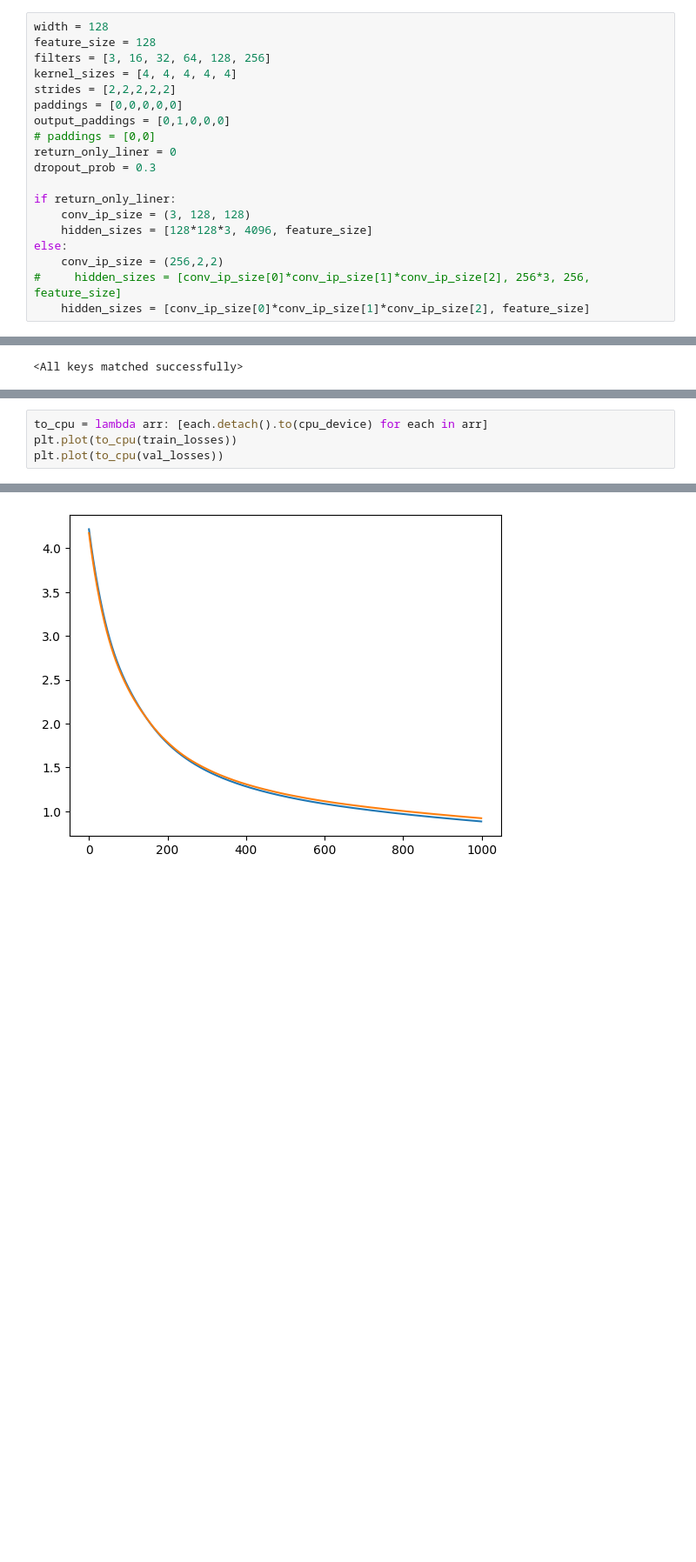
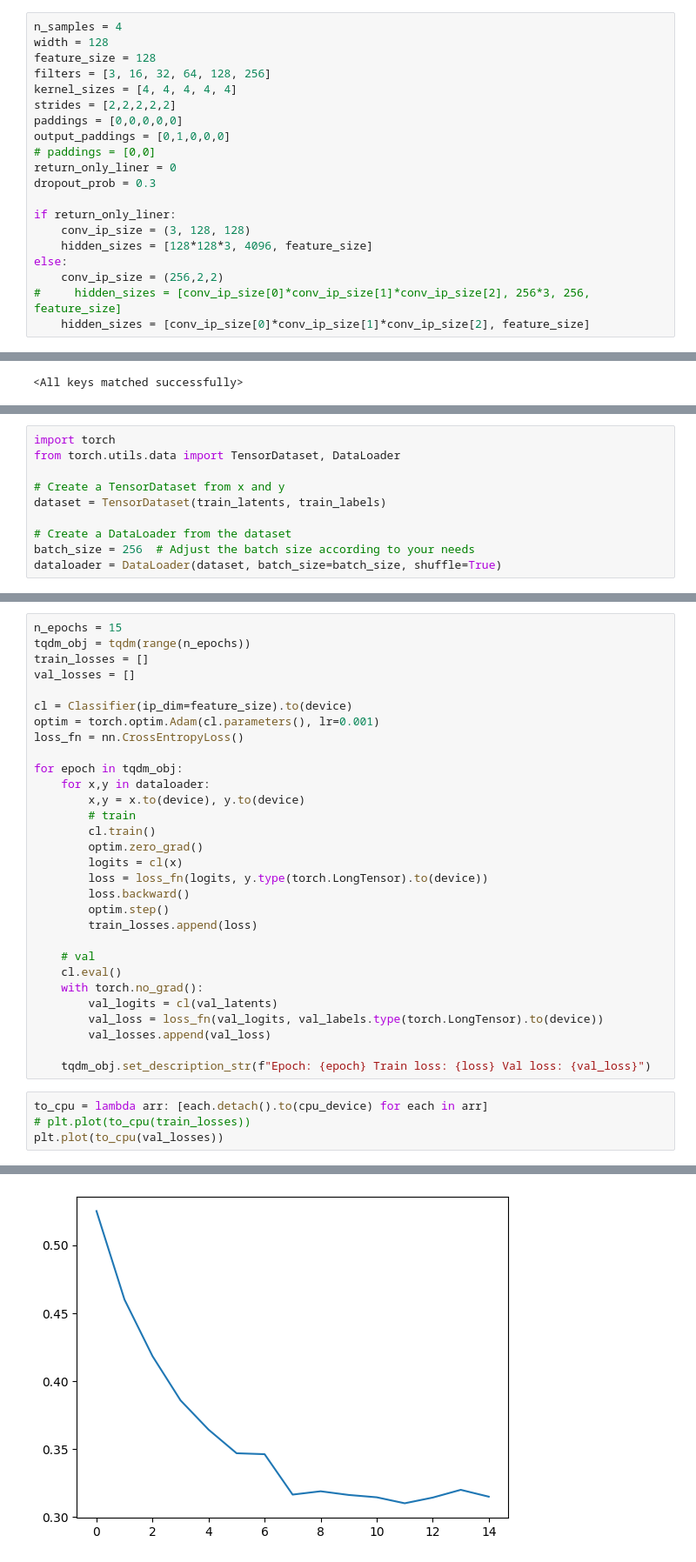
Before and after one commit to karm-patel/VAE, a Jupyter notebook: autoencoders/classification.ipynb, the cells around one changed output, grey strips where cells are left out. Shown at 87% size. Cells and saved outputs as stored; diff of their text form; blank space fills up the shorter version.

```diff
--- a/autoencoders/classification.ipynb
+++ b/autoencoders/classification.ipynb
@@ -45,4 +48,5 @@ x.shape, y.shape
 # %%
+n_samples = 4
 width = 128
 feature_size = 128
 filters = [3, 16, 32, 64, 128, 256]
@@ -157,0 +211,10 @@ for epoch in tqdm_obj:
+# %%
+import torch
+from torch.utils.data import TensorDataset, DataLoader
+
+# Create a TensorDataset from x and y
+dataset = TensorDataset(train_latents, train_labels)
+
+# Create a DataLoader from the dataset
+batch_size = 256  # Adjust the batch size according to your needs
+dataloader = DataLoader(dataset, batch_size=batch_size, shuffle=True)
@@ -158,8 +225,38 @@ for epoch in tqdm_obj:
+# %%
+n_epochs = 15
+tqdm_obj = tqdm(range(n_epochs))
+train_losses = []
+val_losses = []
+
+cl = Classifier(ip_dim=feature_size).to(device)
+optim = torch.optim.Adam(cl.parameters(), lr=0.001)
+loss_fn = nn.CrossEntropyLoss()
+
+for epoch in tqdm_obj:
+    for x,y in dataloader:
+        x,y = x.to(device), y.to(device)
+        # train
+        cl.train()
+        optim.zero_grad()
+        logits = cl(x)
+        loss = loss_fn(logits, y.type(torch.LongTensor).to(device))
+        loss.backward()
+        optim.step()
+        train_losses.append(loss)
+
+    # val
+    cl.eval()
+    with torch.no_grad():
+        val_logits = cl(val_latents)
+        val_loss = loss_fn(val_logits, val_labels.type(torch.LongTensor).to(device))
+        val_losses.append(val_loss)
+
+    tqdm_obj.set_description_str(f"Epoch: {epoch} Train loss: {loss} Val loss: {val_loss}")
 # %%
 to_cpu = lambda arr: [each.detach().to(cpu_device) for each in arr]
-plt.plot(to_cpu(train_losses))
+# plt.plot(to_cpu(train_losses))
 plt.plot(to_cpu(val_losses))
 # %% [output]
 [<matplotlib.lines.Line2D at 0x...>]
-[figure, old version]
+[figure, new version]
 # %%
```
Also changed, not shown: parts of 16 cells of this notebook, 12 other files.
